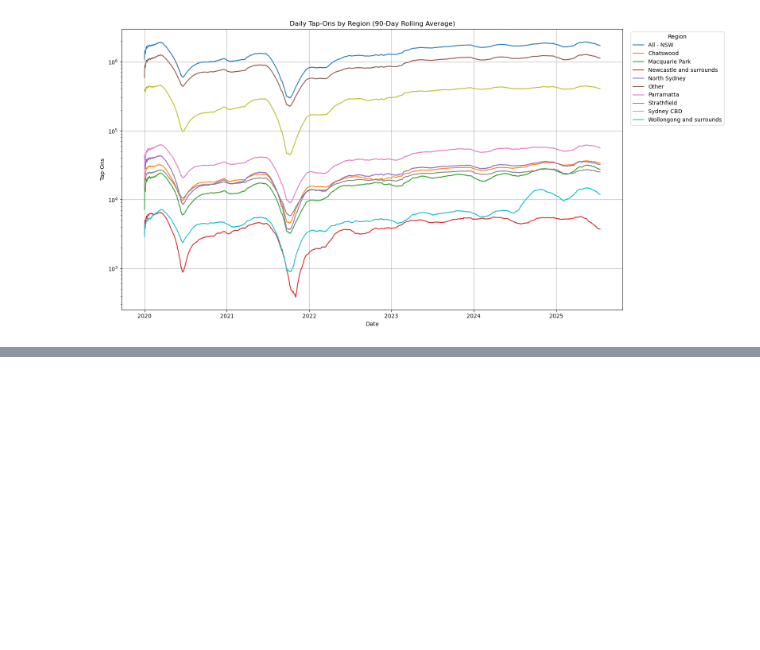
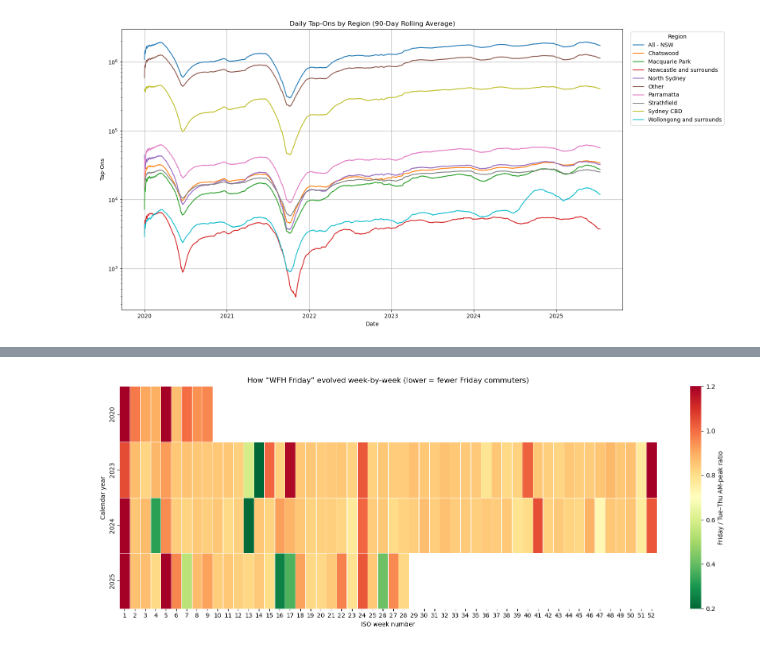
Before and after one commit to devilshadow04/nsw-friday-commute-analysis, a Jupyter notebook: WDAC_2025_data/report/notebook.ipynb, the cells around one changed output, grey strips where cells are left out. Cells and saved outputs as stored; diff of their text form; code cells hidden in the pictures; blank space fills up the shorter version.

```diff
--- a/WDAC_2025_data/report/notebook.ipynb
+++ b/WDAC_2025_data/report/notebook.ipynb
@@ -134,0 +233,23 @@ plt.show()
+# %%
+heat = weekly.reset_index()             # columns: era, yrwk, ..., fri_ratio
+heat['year'] = heat['yrwk'] // 100
+heat['week'] = heat['yrwk']  % 100
+
+# pivot so each row is a calendar year, each column an ISO week number
+pivot = heat.pivot_table(index='year', columns='week', values='fri_ratio')
+
+plt.figure(figsize=(16, 6))
+sns.heatmap(
+    pivot,
+    cmap='RdYlGn_r',
+    vmin=0.2, vmax=1.2,   # tweak if your ratios go wider
+    linewidths=.5,
+    cbar_kws={'label': 'Friday / Tue–Thu AM-peak ratio'}
+)
+plt.title('How “WFH Friday” evolved week-by-week (lower = fewer Friday commuters)')
+plt.ylabel('Calendar year')
+plt.xlabel('ISO week number')
+plt.tight_layout()
+plt.show()
+# %% [output]
+[figure, added]
```
Also changed, not shown: parts of 9 cells of this notebook.
